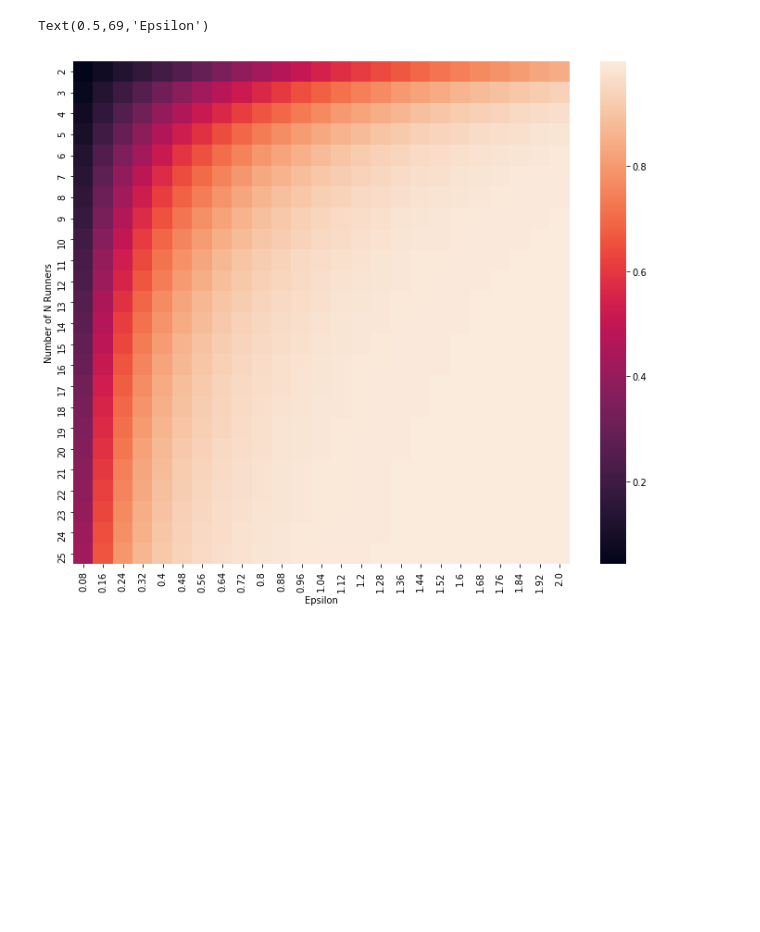
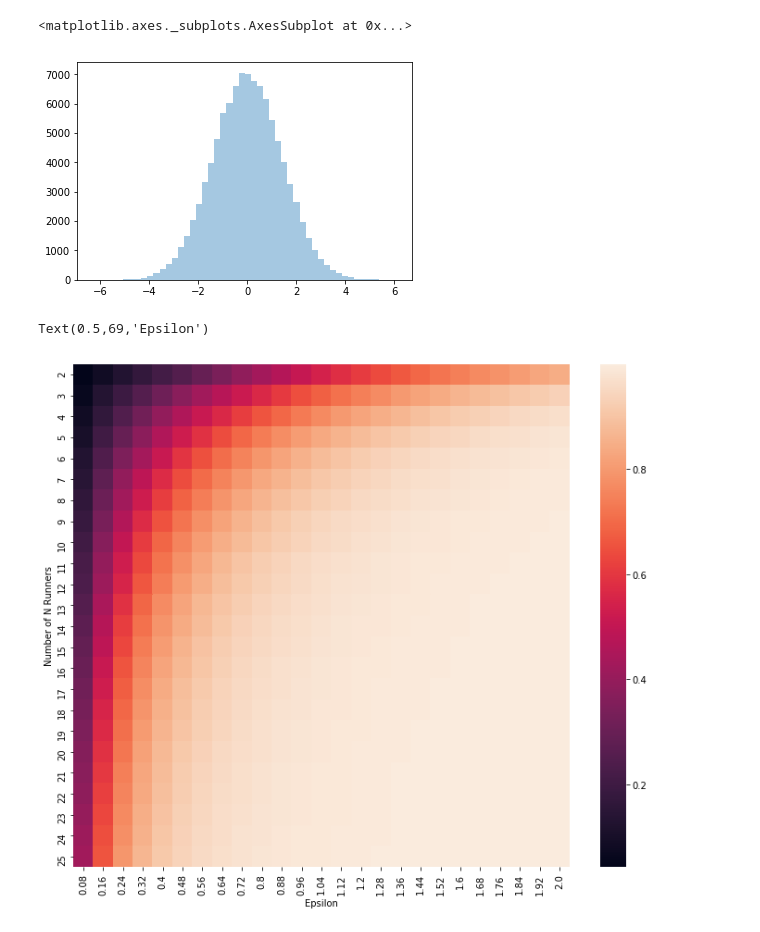
Before and after one commit to j1c/musings, a Jupyter notebook: 538-TheRiddler/20180511/numerical_experiment.ipynb, the cells around one changed output. Cells and saved outputs as stored; diff of their text form; code cells hidden in the pictures; blank space fills up the shorter version.

```diff
--- a/538-TheRiddler/20180511-Marathon/numerical_experiment.ipynb
+++ b/538-TheRiddler/20180511/numerical_experiment.ipynb
@@ -23,3 +33,8 @@ iterations = 5000
+# %%
+sns.distplot(X[:, 1], kde=False)
+# %% [output]
+<matplotlib.axes._subplots.AxesSubplot at 0x...>
+[figure, added]
 # %%
 data = []
 
```
Also changed, not shown: parts of 4 cells of this notebook, 5 other files.
